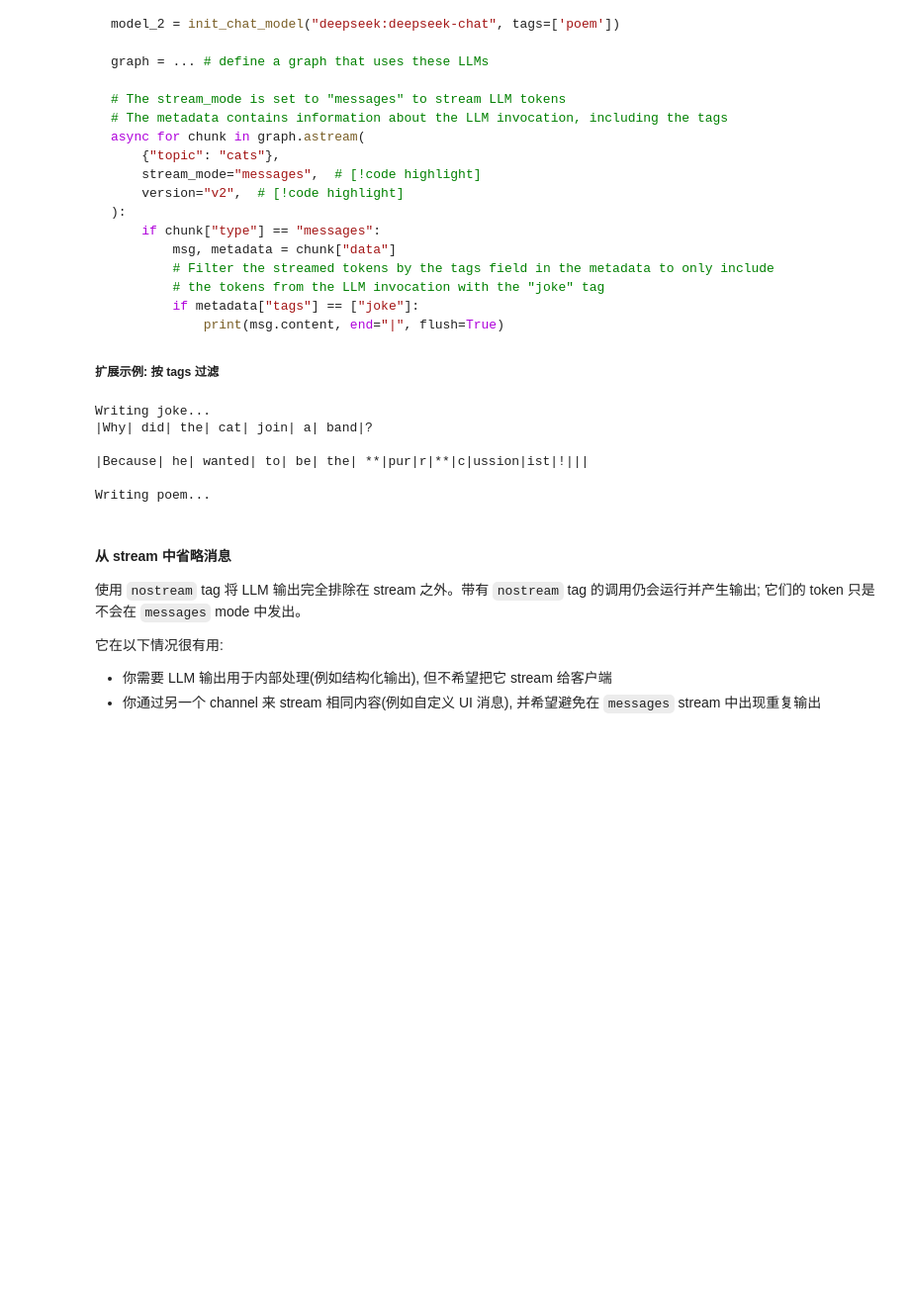
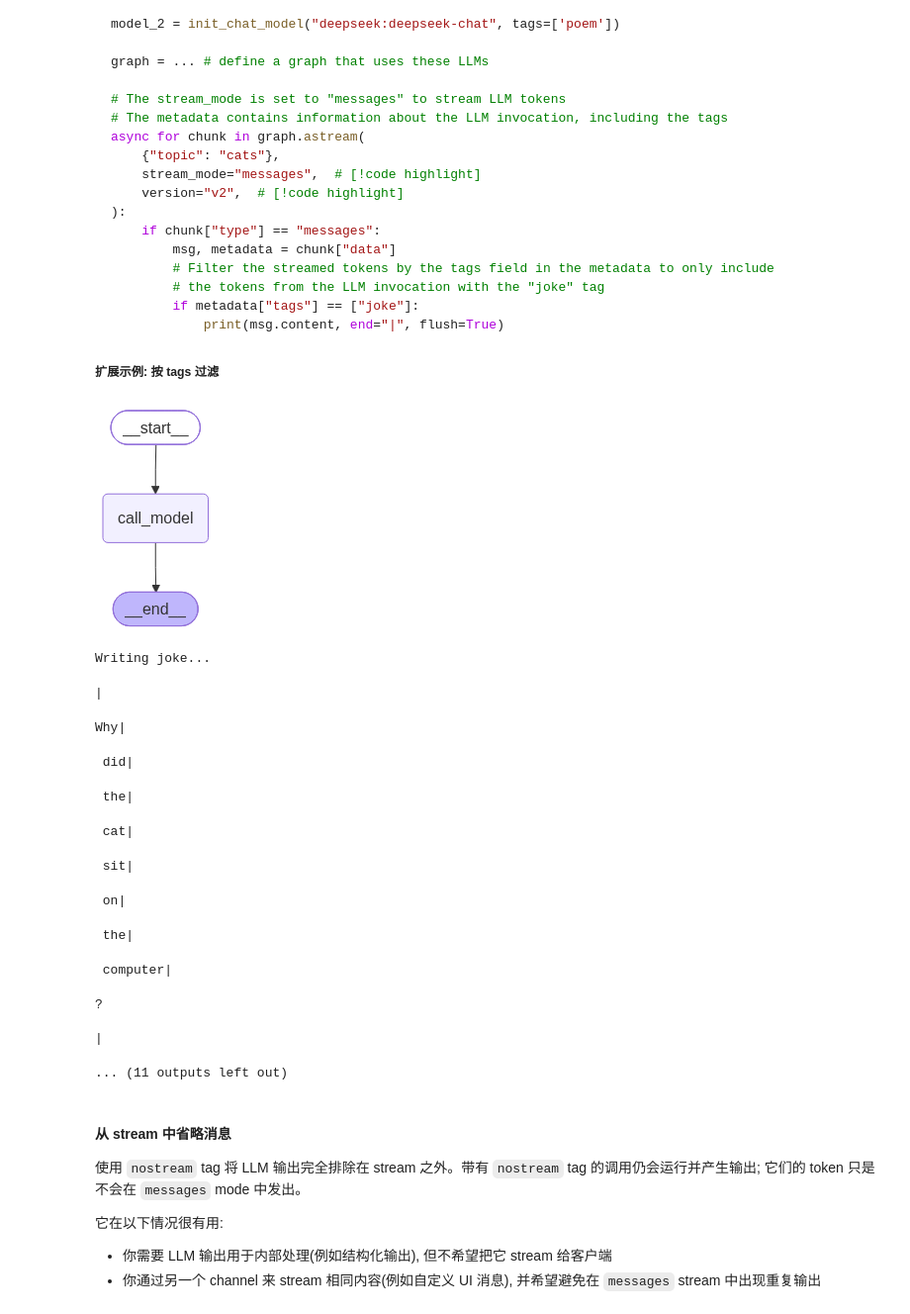
Before and after one commit to Ashitaka-Laputa-IV/docs, a Jupyter notebook: src/oss/langgraph/ipynbs/streaming.ipynb, the cells around one changed output. Shown at 99% size. Saved outputs shown, nothing was run; the diff lists cells and outputs as text; code cells hidden in the pictures; blank space fills up the shorter version.

```diff
--- a/src/oss/langgraph/ipynbs/streaming.ipynb
+++ b/src/oss/langgraph/ipynbs/streaming.ipynb
@@ -343,48 +413,59 @@ poem_model = init_chat_model("deepseek:deepseek-chat", tags=["poem"])
 
 async def call_model(state, config):
     topic = state["topic"]
-    print("Writing joke...")
+    rprint("Writing joke...")
     # Note: Passing the config through explicitly is required for python < 3.11
     # Since context var support wasn't added before then: https://docs.python.org/3/library/asyncio-task.html#creating-tasks
     # The config is passed through explicitly to ensure the context vars are propagated correctly
     # This is required for Python < 3.11 when using async code. Please see the async section for more details
     joke_response = await joke_model.ainvoke(
         [{"role": "user", "content": f"Write a joke about {topic}"}],
         config,
     )
-    print("\n\nWriting poem...")
+    rprint("\n\nWriting poem...")
     poem_response = await poem_model.ainvoke(
         [{"role": "user", "content": f"Write a short poem about {topic}"}],
         config,
     )
     return {"joke": joke_response.content, "poem": poem_response.content}
 
 
 graph = (
     StateGraph(JokePoemState)
     .add_node(call_model)
     .add_edge(START, "call_model")
     .compile()
 )
 
+show_graph(graph)
+
 # The stream_mode is set to "messages" to stream LLM tokens
 # The metadata contains information about the LLM invocation, including the tags
 async for chunk in graph.astream(
     {"topic": "cats"},
     stream_mode="messages",
     version="v2",
 ):
     if chunk["type"] == "messages":
         msg, metadata = chunk["data"]
         if metadata["tags"] == ["joke"]:
-            print(msg.content, end="|", flush=True)
+            rprint(msg.content, end="|", flush=True)
 # %% [output]
+[figure, added]
 Writing joke...
-|Why| did| the| cat| join| a| band|?
-
-|Because| he| wanted| to| be| the| **|pur|r|**|c|ussion|ist|!|||
-
-Writing poem...
+|
+Why|
+ did|
+ the|
+ cat|
+ sit|
+ on|
+ the|
+ computer|
+?
+
+|
+... (11 outputs left out)
 # %% [markdown]
 #### 从 stream 中省略消息
 
```
Also changed, not shown: parts of 16 cells of this notebook, 1 other file.
